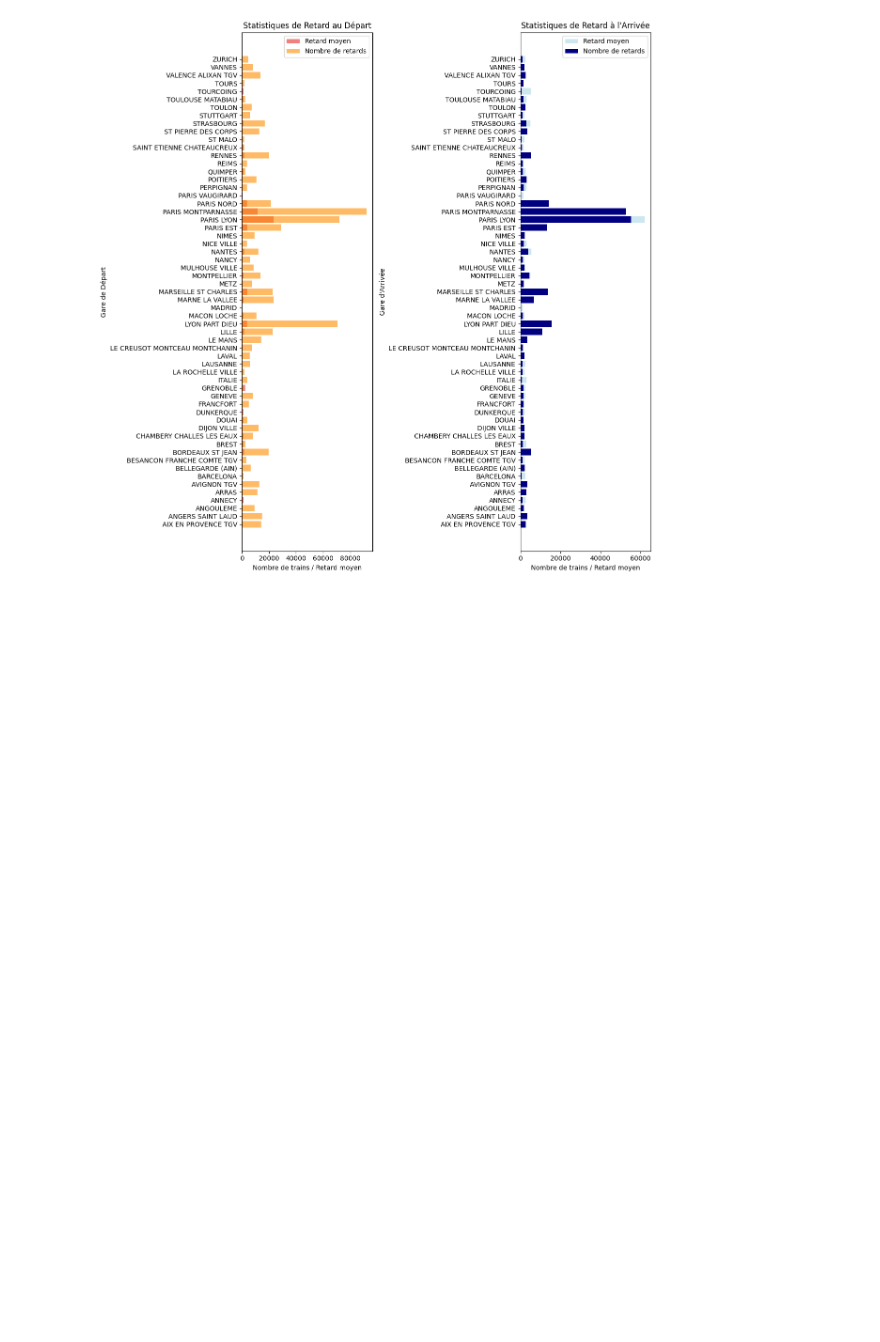
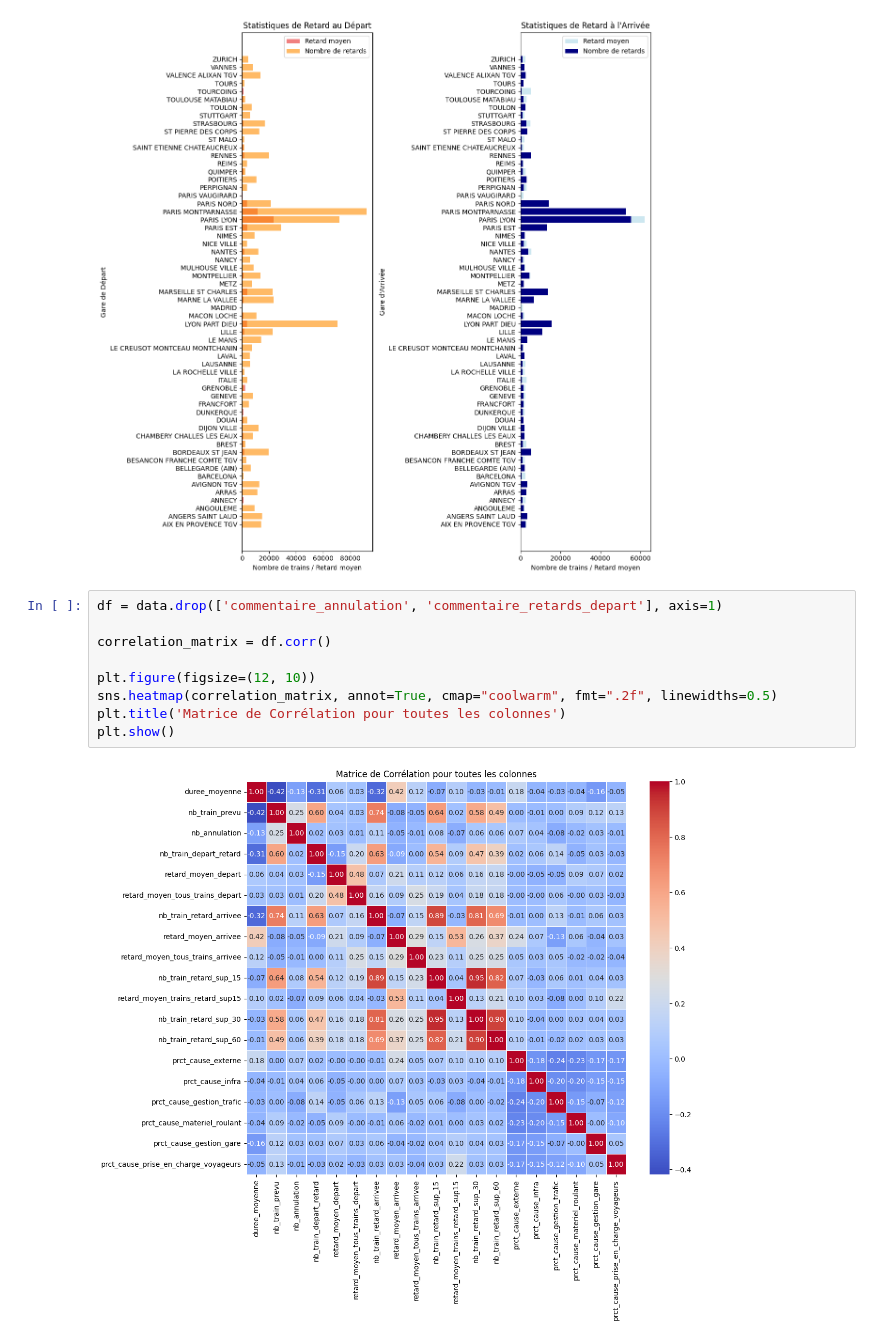
Before and after one commit to Enaouram/prediction-of-TGV-delays, a Jupyter notebook: data-analysis/descriptive_stats.ipynb, the cells around one changed output. Drawn from its saved outputs; the diff is of its cells as text; blank space fills up the shorter version.

```diff
--- a/data-analysis/descriptive_stats.ipynb
+++ b/data-analysis/descriptive_stats.ipynb
@@ -98,6 +98,17 @@ plt.tight_layout()
 plt.show()
 # %% [output]
 [figure]
+# %%
+df = data.drop(['commentaire_annulation', 'commentaire_retards_depart'], axis=1)
+
+correlation_matrix = df.corr()
+
+plt.figure(figsize=(12, 10))
+sns.heatmap(correlation_matrix, annot=True, cmap="coolwarm", fmt=".2f", linewidths=0.5)
+plt.title('Matrice de Corrélation pour toutes les colonnes')
+plt.show()
+# %% [output]
+[figure, added]
 # %% [markdown]
 ## Analyse
 
```
Also changed, not shown: parts of 1 cell of this notebook, 1 other file.
